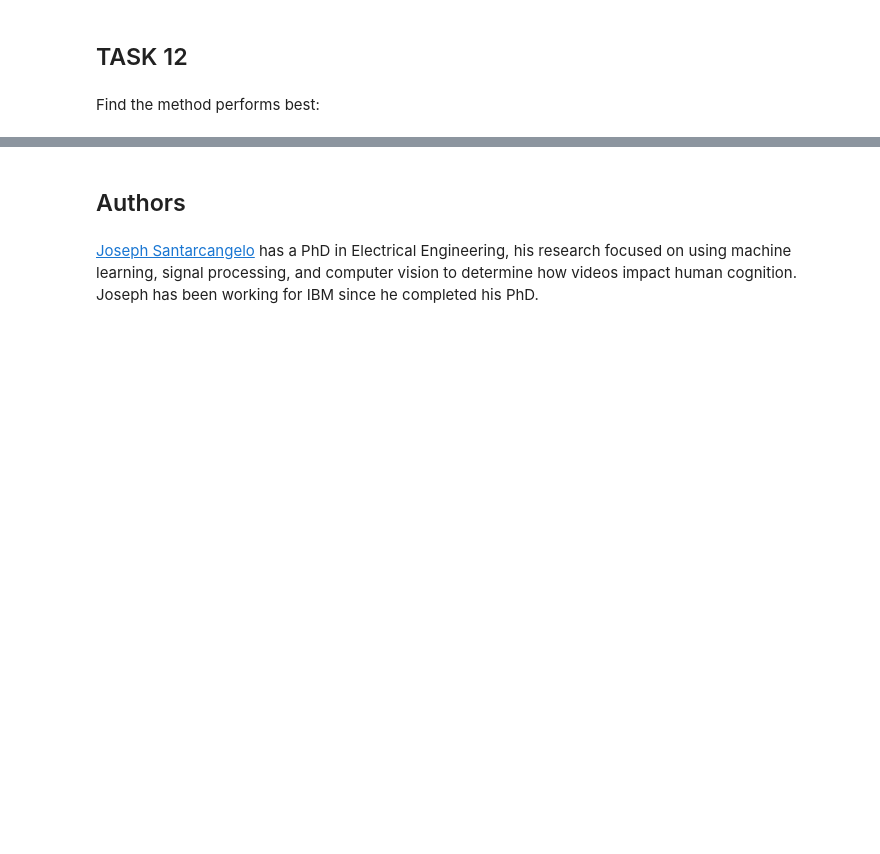
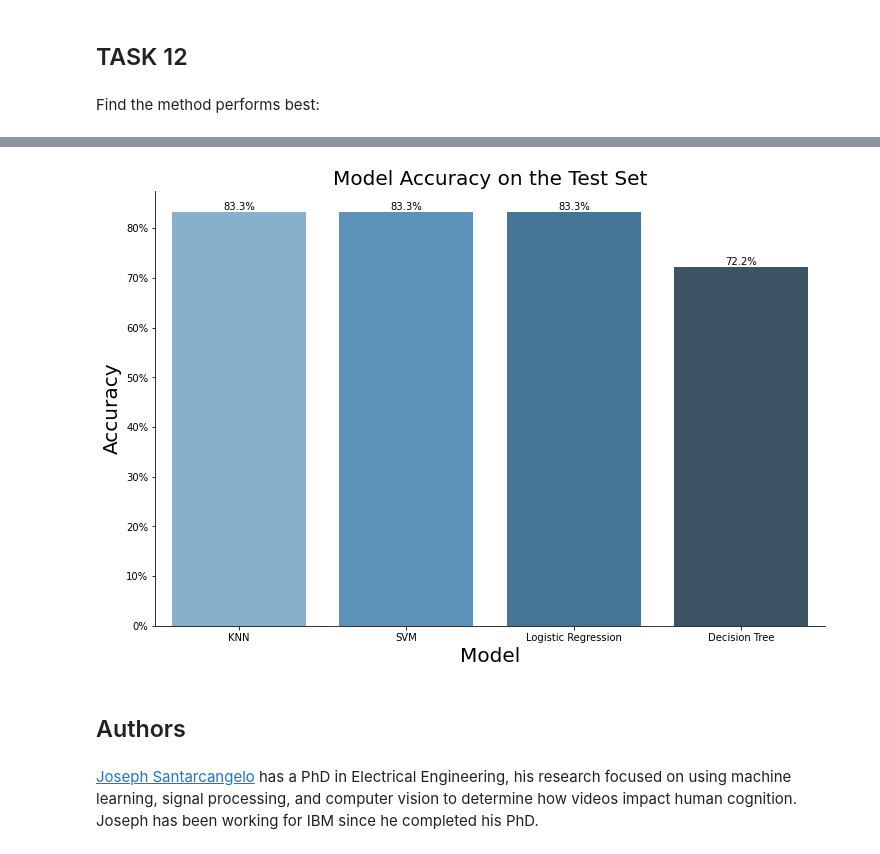
Before and after one commit to foramsolanki/AppliedDataScienceCapstone, a Jupyter notebook: Machine_Learning_Prediction.ipynb, the cells around one changed output, grey strips where cells are left out. Saved outputs shown, nothing was run; the diff lists cells and outputs as text; code cells hidden in the pictures; blank space fills up the shorter version.

```diff
--- a/Machine_Learning_Prediction.ipynb
+++ b/Machine_Learning_Prediction.ipynb
@@ -363,0 +364,8 @@ for predictor in predictors:
+# %%
+knns=knn_cv.score(X_test, Y_test)
+svms=svm_cv.score(X_test, Y_test)
+logregs=logreg_cv.score(X_test, Y_test)
+tree_s=tree_cv.score(X_test, Y_test)
+data = {'Accuracy': [knns, svms, logregs, tree_s]}
+res = pd.DataFrame(data, index=['KNN','SVM','Logistic Regression','Decision Tree'])
+res.round(3)
@@ -364,3 +378,17 @@ for predictor in predictors:
+# %%
+plt.figure(figsize=(12,8))
+ax=sns.barplot(x=res.index, y='Accuracy', data=res, palette='Blues_d')
+sns.despine(top=True, right=True, left=False, bottom=False)
+plt.xlabel('Model', fontsize=20)
+plt.ylabel('Accuracy', fontsize=20)
+ax.yaxis.set_major_formatter(plt.FuncFormatter(lambda x, _: '{:.0f}%'.format(x*100)))
+for p in ax.patches:
+    ax.annotate('{:.1f}%'.format(p.get_height()*100), (p.get_x()+0.4, p.get_height()),
+                ha='center', va='bottom',color= 'black')
+plt.title('Model Accuracy on the Test Set', fontsize=20)
+plt.show()
+# %% [output]
+[figure, added]
 # %% [markdown]
 ## Authors
 # %% [markdown]
```
Also changed, not shown: parts of 4 cells of this notebook.
